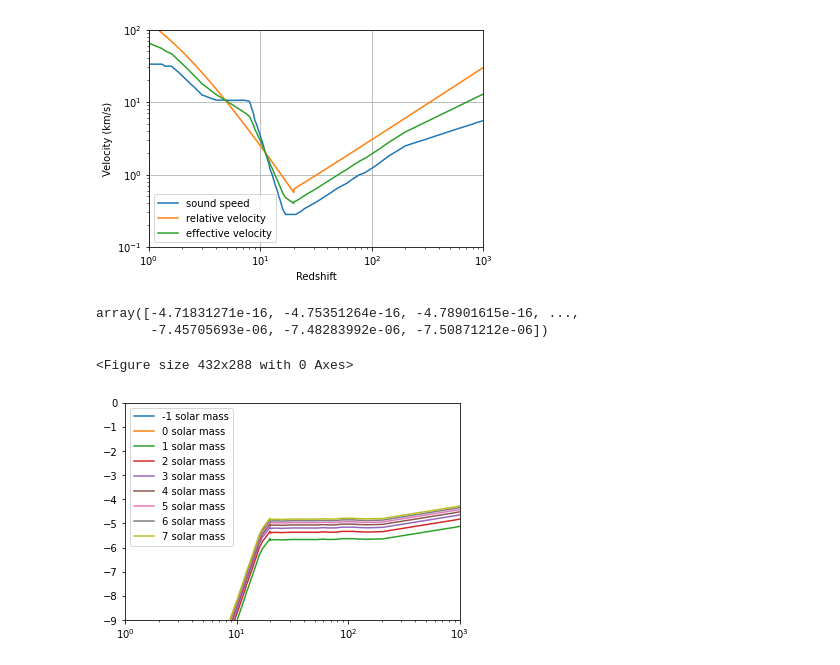
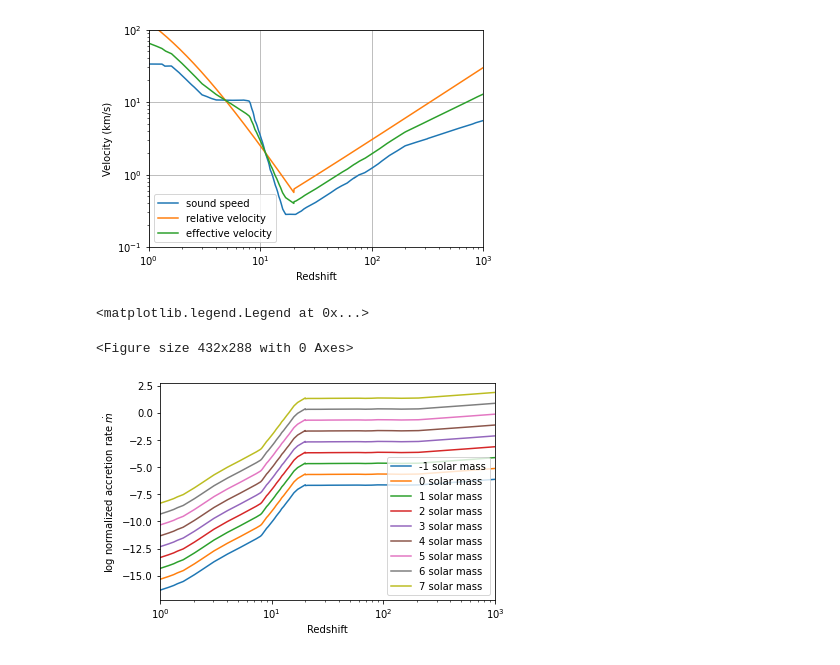
Before and after one commit to newspaperhinson/PBHAccretion, a Jupyter notebook: main.ipynb, the cells around one changed output. Cells and saved outputs as stored; diff of their text form; code cells hidden in the pictures.

Commit message:
successfully produced prohibited accretion rate

```diff
--- a/main.ipynb
+++ b/main.ipynb
@@ -6,7 +6,7 @@ import matplotlib.pyplot as plt
 redshift_digitizer, temperature_digitizer = np.loadtxt('./thermal_history.csv', delimiter=', ', unpack=True)
 # %%
 # define constants
-gamma = 5/3         # adiabatic constant for ideal monatomic gas
+gamma = 5/3+0.01        # adiabatic constant for ideal monatomic gas
 mu = 1.22           # mean molecular weight including a helium mass fraction 0.24
 k_B = 1.380649E-23  # boltzmann constant in m^2 kg s^-2 K^-1
 m_H = 1.66E-27      # mass of hydrogen atom in kg
@@ -61,21 +63,22 @@ axes.legend()
 # %%
 fig = plt.figure()
 fig, axes = plt.subplots()
 axes.set_xscale('log')
 axes.set_xlim([1, 1000])
 # axes.set_yscale('log')
-axes.set_ylim([-9, 0])
+# axes.set_ylim([-9, 0])
+axes.set_xlabel(r'Redshift')
+axes.set_ylabel(r'log normalized accretion rate $\dot{m}$ ')
 
 # calculation of accretion rate
 def accretion_rate(M):
     return Lambda*0.321*(((1+redshift)/1000)**3)*(M)*effective_velocity**-3
 
 # accretion rate plot
 for i in range(-1, 8):
     axes.plot(redshift, np.log10(accretion_rate(10**i)), label=f'{i} solar mass')
 axes.legend()
 # %% [output]
-array([-4.71831271e-16, -4.75351264e-16, -4.78901615e-16, ...,
-       -7.45705693e-06, -7.48283992e-06, -7.50871212e-06])
+<matplotlib.legend.Legend at 0x...>
 <Figure size 432x288 with 0 Axes>
-[figure, old version]
+[figure, new version]
```
Also changed, not shown: parts of 4 cells of this notebook, 1 other file.
